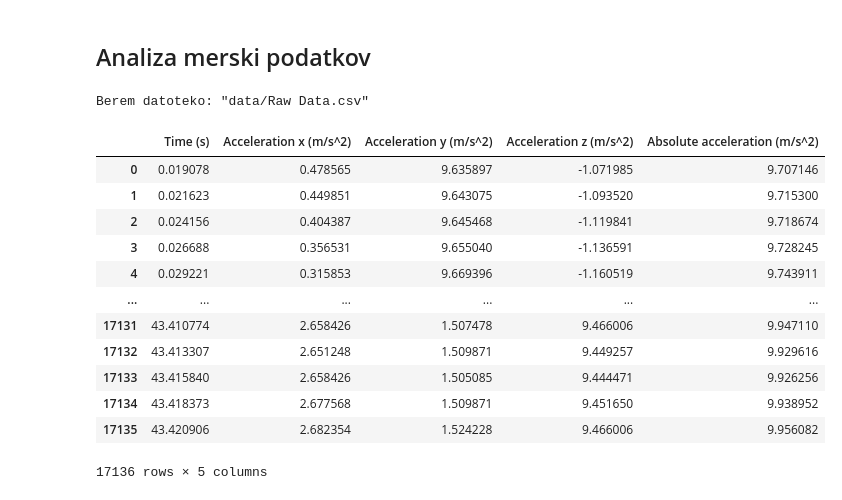
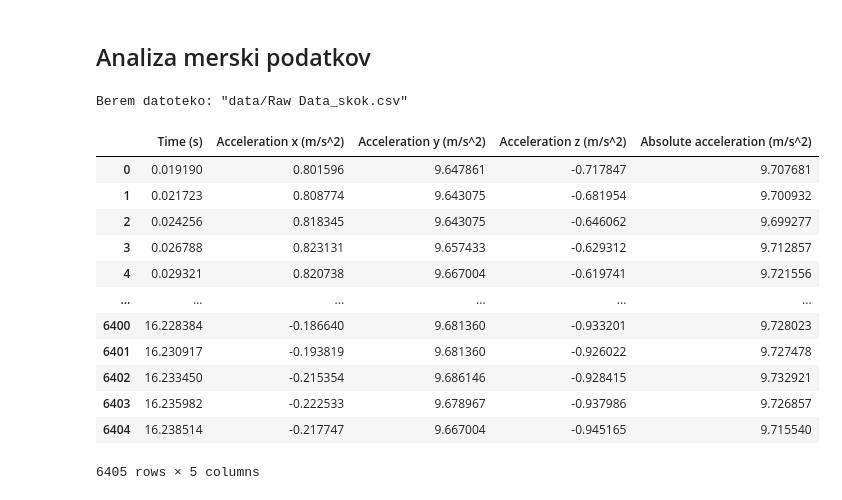
Before and after one commit to mihaf/bm, a Jupyter notebook: content/vajaBM1.ipynb, the cells around one changed output. Drawn from its saved outputs; the diff is of its cells as text; code cells hidden in the pictures.

```diff
--- a/content/vajaBM1.ipynb
+++ b/content/vajaBM1.ipynb
@@ -78,24 +78,24 @@ Včasih je koristno merske podatke filtrirati. V biomehaniki to pogosto storimo
 # %% [markdown]
 ## Analiza merski podatkov
 # %%
-measurement = 'data/Raw Data.csv'
+measurement = 'data/Raw Data_skok.csv'
 print(f'Berem datoteko: \"{measurement}\"')
 pd.read_csv(measurement)
 # %% [output]
-Berem datoteko: "data/Raw Data.csv"
+Berem datoteko: "data/Raw Data_skok.csv"
 |  | Time (s) | Acceleration x (m/s^2) | Acceleration y (m/s^2) | Acceleration z (m/s^2) | Absolute acceleration (m/s^2) |
-| 0 | 0.019078 | 0.478565 | 9.635897 | -1.071985 | 9.707146 |
-| 1 | 0.021623 | 0.449851 | 9.643075 | -1.093520 | 9.715300 |
-| 2 | 0.024156 | 0.404387 | 9.645468 | -1.119841 | 9.718674 |
-| 3 | 0.026688 | 0.356531 | 9.655040 | -1.136591 | 9.728245 |
-| 4 | 0.029221 | 0.315853 | 9.669396 | -1.160519 | 9.743911 |
+| 0 | 0.019190 | 0.801596 | 9.647861 | -0.717847 | 9.707681 |
+| 1 | 0.021723 | 0.808774 | 9.643075 | -0.681954 | 9.700932 |
+| 2 | 0.024256 | 0.818345 | 9.643075 | -0.646062 | 9.699277 |
+| 3 | 0.026788 | 0.823131 | 9.657433 | -0.629312 | 9.712857 |
+| 4 | 0.029321 | 0.820738 | 9.667004 | -0.619741 | 9.721556 |
 | ... | ... | ... | ... | ... | ... |
-| 17131 | 43.410774 | 2.658426 | 1.507478 | 9.466006 | 9.947110 |
-| 17132 | 43.413307 | 2.651248 | 1.509871 | 9.449257 | 9.929616 |
-| 17133 | 43.415840 | 2.658426 | 1.505085 | 9.444471 | 9.926256 |
-| 17134 | 43.418373 | 2.677568 | 1.509871 | 9.451650 | 9.938952 |
-| 17135 | 43.420906 | 2.682354 | 1.524228 | 9.466006 | 9.956082 |
+| 6400 | 16.228384 | -0.186640 | 9.681360 | -0.933201 | 9.728023 |
+| 6401 | 16.230917 | -0.193819 | 9.681360 | -0.926022 | 9.727478 |
+| 6402 | 16.233450 | -0.215354 | 9.686146 | -0.928415 | 9.732921 |
+| 6403 | 16.235982 | -0.222533 | 9.678967 | -0.937986 | 9.726857 |
+| 6404 | 16.238514 | -0.217747 | 9.667004 | -0.945165 | 9.715540 |
-17136 rows × 5 columns
+6405 rows × 5 columns
 # %%
 # Izberi podatke za prikaz:
 ydataNo = 4 # Zaporedna številka stolpca za analizo
```
Also changed, not shown: parts of 6 cells of this notebook, 1 other file.
